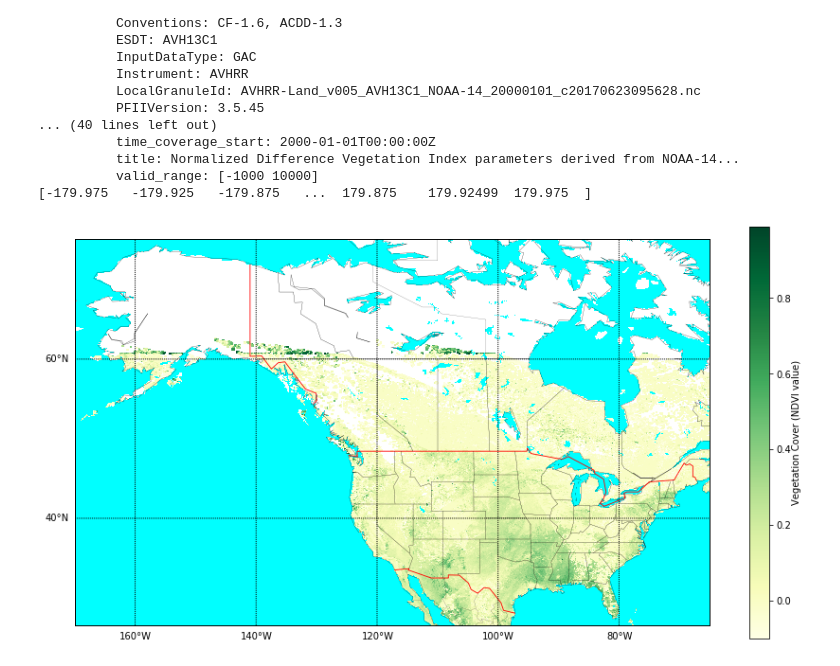
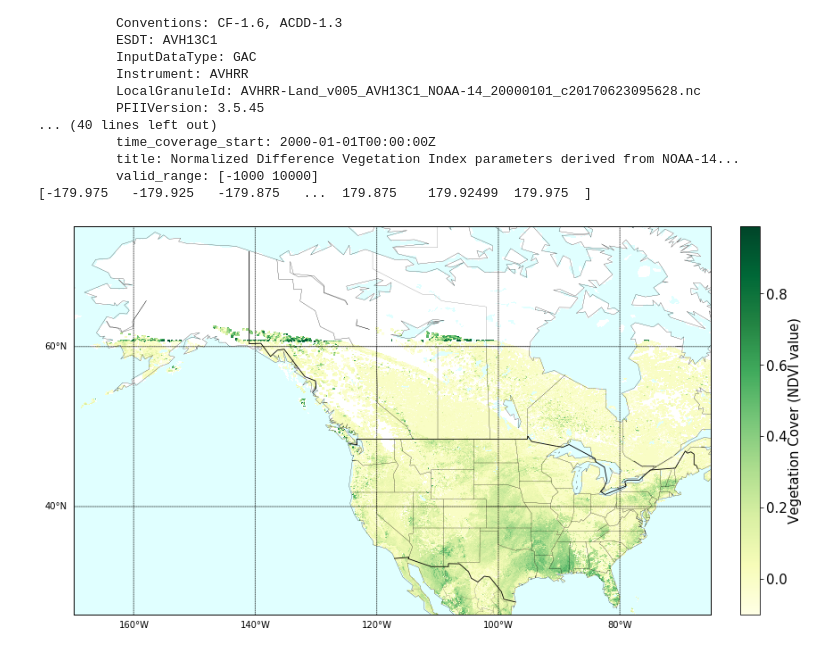
Before and after one commit to adityasant/ECE143_Project, a Jupyter notebook: Local Notebooks/geographic_map.ipynb, the cells around one changed output. Cells and saved outputs as stored; diff of their text form; code cells hidden in the pictures.

```diff
--- a/Local Notebooks/geographic_map.ipynb
+++ b/Local Notebooks/geographic_map.ipynb
@@ -226,0 +290,8 @@ plt.show()
+# %%
+ak_rain = region_based_cube(mean_rain, ak_coords)
+# %%
+lat = ak_rain.coord('latitude').points
+lon = ak_rain.coord('longitude').points
+
+print(lat)
+print(lon)
@@ -226,0 +302,25 @@ plt.show()
+# %%
+plt.figure(figsize=[15,8])
+m=Basemap(projection='mill', \
+  llcrnrlon=lon.min(),urcrnrlon=lon.max(), \
+  llcrnrlat=lat.min(),urcrnrlat=lat.max(), \
+  resolution='c')
+# m=Basemap(projection='mill',llcrnrlat=25,urcrnrlat=50,\
+#             llcrnrlon=-125,urcrnrlon=-80,)
+m.drawcoastlines(linewidth=0.25)
+m.drawcountries(linewidth=0.85,color='black')
+m.drawstates(linewidth=0.15)
+m.drawmapboundary()
+m.drawparallels(np.arange(0.,90.,20),labels=[1,0,0,0],fontsize=10)
+m.drawmeridians(np.arange(-160,-90,20),labels=[0,0,0,1],fontsize=10)
+# m.fillcontinents(color='lightgrey', zorder=1,lake_color='aqua')
+m.drawlsmask(land_color=(0,0,0,0),ocean_color='lightcyan',lakes=True,zorder=1)
+
+Lon,Lat = meshgrid(lon,lat)
+x, y = m(Lon,Lat)
+cs = m.pcolormesh(x,y,ak_rain.data,shading='flat',cmap=plt.cm.YlGnBu)
+cbar= plt.colorbar(fraction=0.046, pad=0.04)
+cbar.set_label("Rainfall (mm/day)", labelpad=1)
+plt.savefig('./plot_eps/ak_rain.png', dpi=1200)
+plt.savefig('./plot_eps/ak_rain.pdf')
+plt.show()
@@ -238,6 +340,6 @@ print(veg_raw)
 3: crs / (1)                           (-- : 1)
 # %%
-veg_cube = veg_raw[1]
+veg_cube = veg_raw[2]
 print(veg_cube)
 print(veg_cube.coord('longitude').points)
 # this dataset only has vegetation data for one day 2000/01/01
@@ -275,26 +377,28 @@ lon = us_veg.coord('longitude').points
 # %%
 from pylab import *
 plt.figure(figsize=[15,8])
 m=Basemap(projection='mill',lat_ts=10, \
   llcrnrlon=lon.min(),urcrnrlon=lon.max(), \
   llcrnrlat=lat.min(),urcrnrlat=lat.max(), \
   resolution='c')
 # m=Basemap(projection='mill',llcrnrlat=25,urcrnrlat=50,\
 #             llcrnrlon=-125,urcrnrlon=-80,)
 m.drawcoastlines(linewidth=0.25)
-m.drawcountries(linewidth=0.85,color='red')
+m.drawcountries(linewidth=0.85,color='black')
 m.drawstates(linewidth=0.15)
 m.drawmapboundary()
 m.drawparallels(np.arange(0.,90.,20),labels=[1,0,0,0],fontsize=10)
 m.drawmeridians(np.arange(-160,-70,20),labels=[0,0,0,1],fontsize=10)
 # m.fillcontinents(color='lightgrey', zorder=1,lake_color='aqua')
-m.drawlsmask(land_color=(0,0,0,0),ocean_color='aqua',lakes=True,zorder=1)
+m.drawlsmask(land_color=(0,0,0,0),ocean_color='lightcyan',lakes=True,zorder=1)
 
 Lon,Lat = meshgrid(lon,lat)
 x, y = m(Lon,Lat)
 cs = m.pcolormesh(x,y,us_veg.data,shading='flat',cmap=plt.cm.YlGn)
-cbar= plt.colorbar()
+cbar= plt.colorbar(fraction=0.046, pad=0.04)
 cbar.set_label("Vegetation Cover (NDVI value)", labelpad=+1)
+plt.savefig('./plot_eps/us_veg.png', dpi=1200)
+# plt.savefig('./plot_eps/us_veg.pdf')
 plt.show()
 # %% [output]
-[figure, old version]
+[figure, new version]
```
Also changed, not shown: parts of 12 cells of this notebook.
